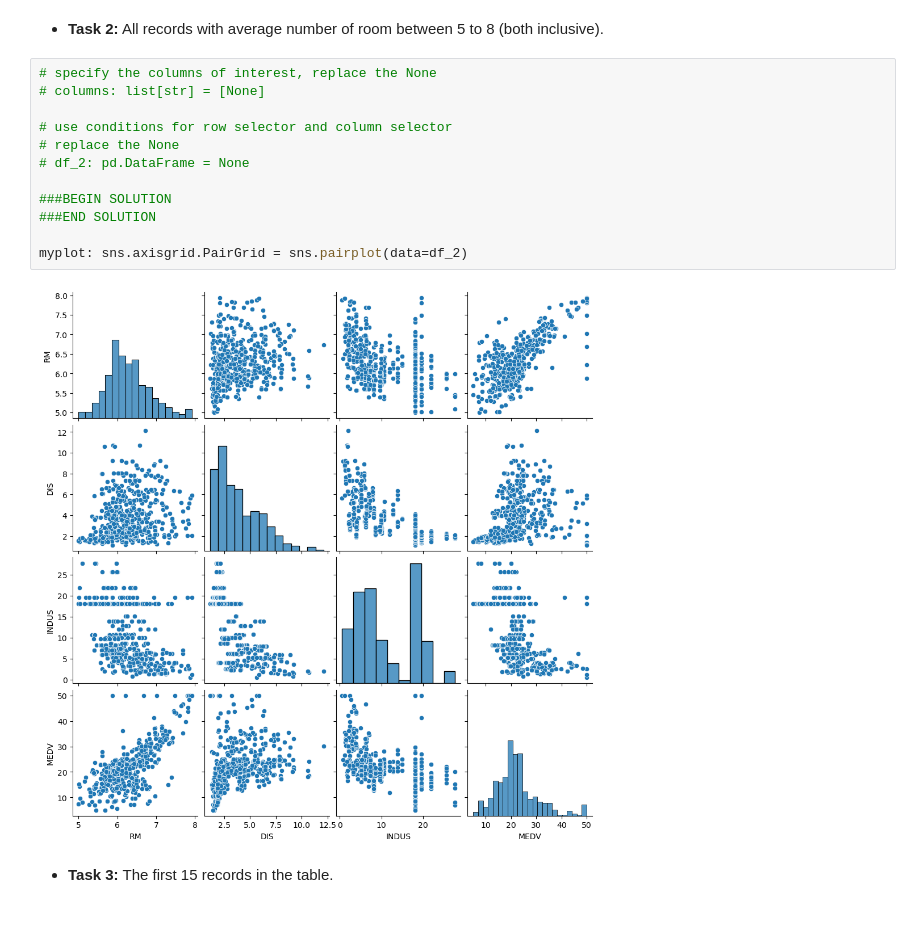
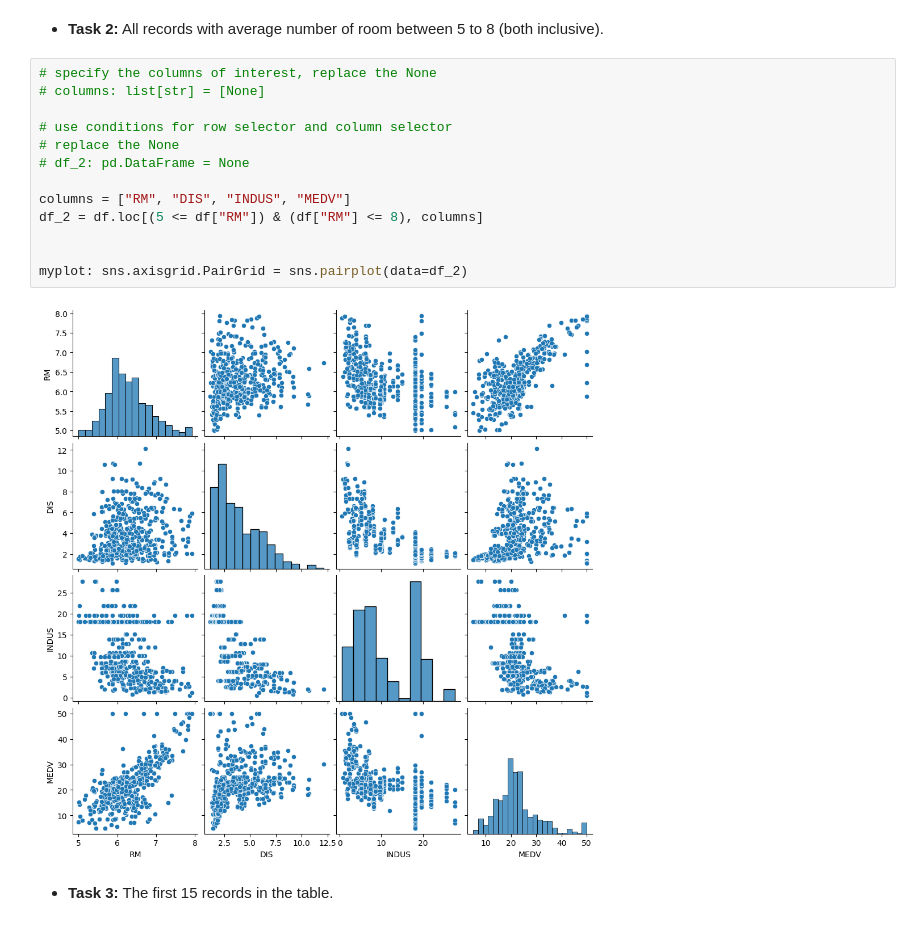
Before and after one commit to natalieagus/2024-ddw-cohort, a Jupyter notebook: cohort-problems/Week09_Cohort.ipynb, the cells around one changed output. Cells and saved outputs as stored; diff of their text form.

```diff
--- a/cohort-problems/Week09_Cohort.ipynb
+++ b/cohort-problems/Week09_Cohort.ipynb
@@ -203,17 +203,18 @@ myplot: sns.axisgrid.PairGrid = sns.pairplot(data=df_1)
 # %%
 # specify the columns of interest, replace the None
 # columns: list[str] = [None]
 
 # use conditions for row selector and column selector
 # replace the None
 # df_2: pd.DataFrame = None
 
-###BEGIN SOLUTION
-###END SOLUTION
+columns = ["RM", "DIS", "INDUS", "MEDV"]
+df_2 = df.loc[(5 <= df["RM"]) & (df["RM"] <= 8), columns]
+
 
 myplot: sns.axisgrid.PairGrid = sns.pairplot(data=df_2)
 # %% [output]
-[figure, old version]
+[figure, new version]
 # %% [markdown]
 - **Task 3:** The first 15 records in the table.
 # %%
```
Also changed, not shown: parts of 14 cells of this notebook, 2 other files.
